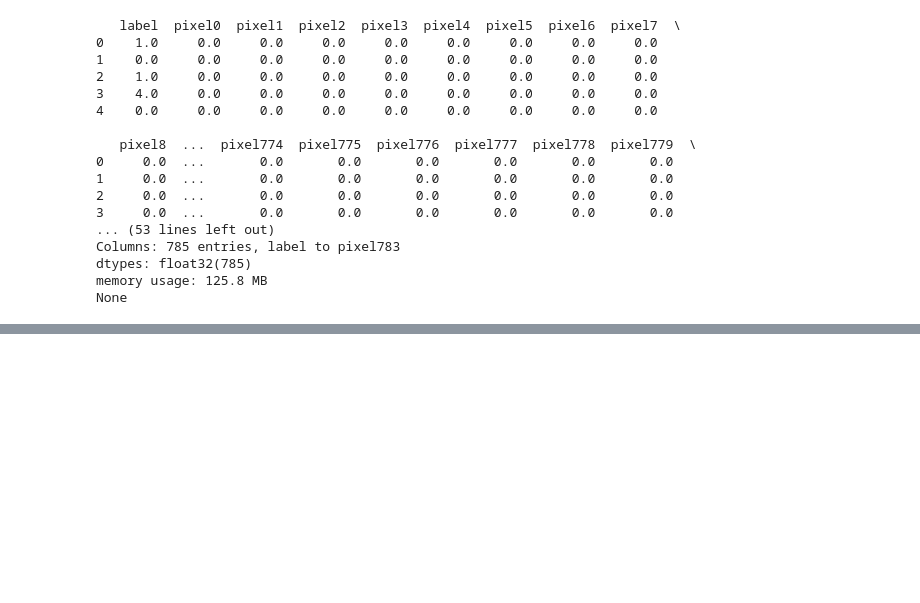
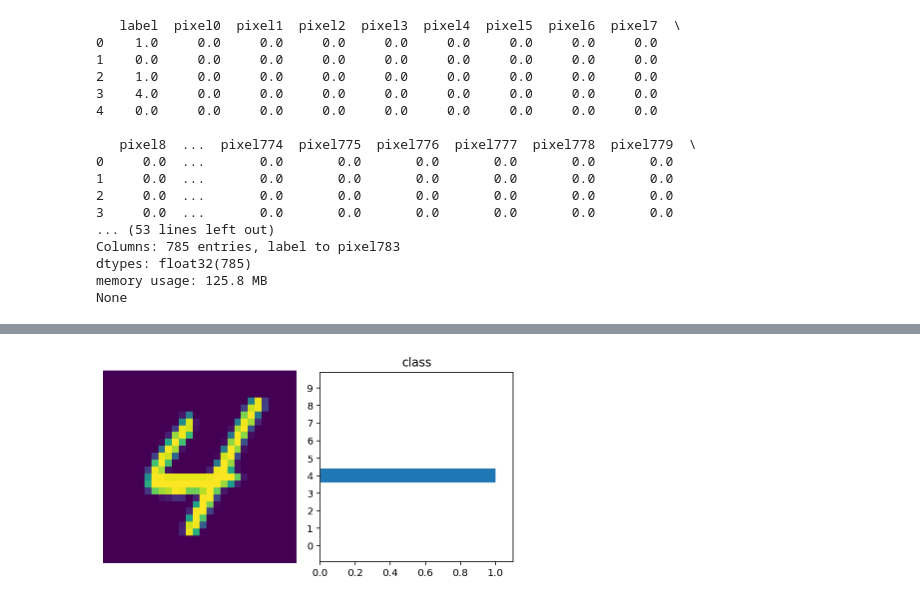
Before and after one commit to songbae/BoostCamp, a Jupyter notebook: Day_Free/mnist.ipynb, the cells around one changed output, grey strips where cells are left out. Saved outputs shown, nothing was run; the diff lists cells and outputs as text; code cells hidden in the pictures; blank space fills up the shorter version.

```diff
--- a/Day_Free/mnist.ipynb
+++ b/Day_Free/mnist.ipynb
@@ -64,0 +256,16 @@ device(type='cpu')
+# %%
+###preparing Test Data for prediction
+
+final_test_np=final_test.values/255
+test_tn=torch.from_numpy(final_test_np)
+
+fake_labels=np.zeros(final_test_np.shape)
+fake_labels=torch.from_numpy(fake_labels)
+
+submission_tn_data=torch.utils.data.TensorDataset(test_tn,fake_labels)
+
+submission_loader=torch.utils.data.DataLoader(submission_tn_data,batch_size=batch_size,shuffle=False)
+
+make_predictions(submission_loader)
+# %% [output]
+[figure, added]
```
Also changed, not shown: parts of 12 cells of this notebook, 1 other file.
